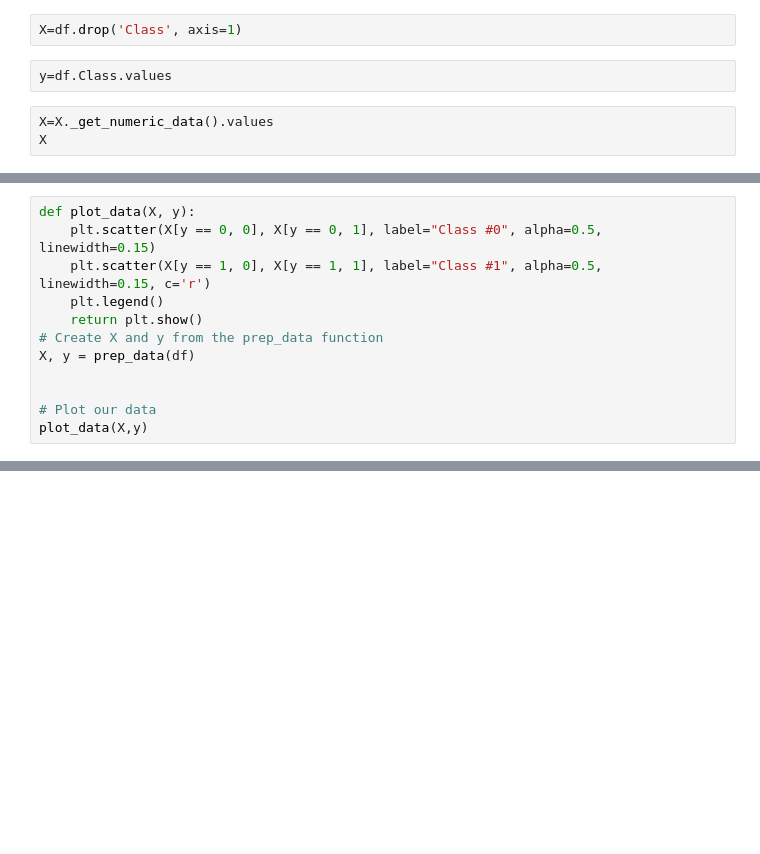
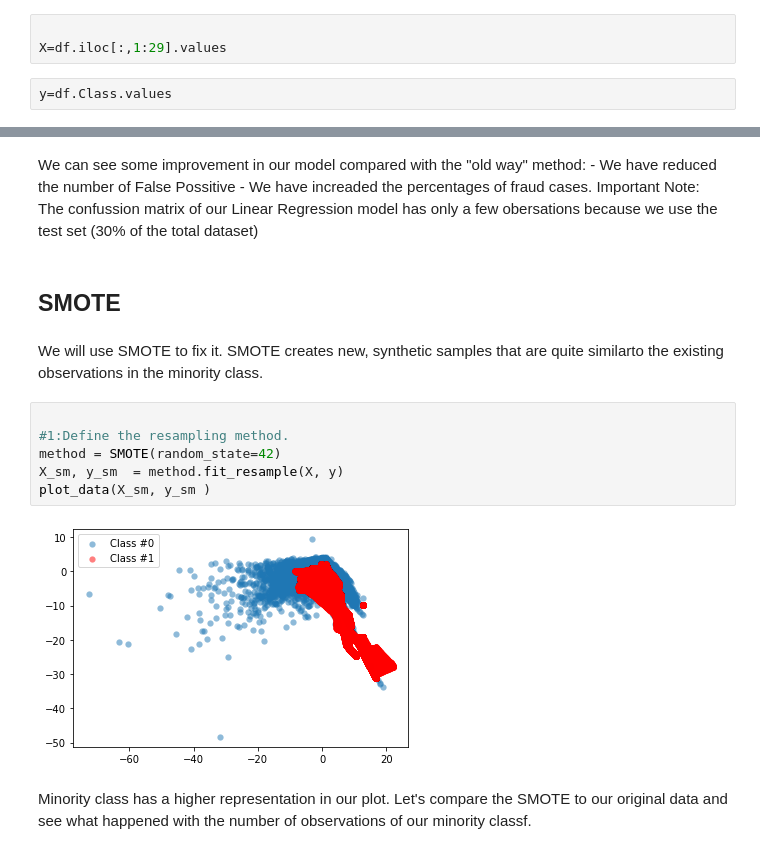
Before and after one commit to msantanarod/Fraud-Prevention-Analytics, a Jupyter notebook: Credit Card Fraud Detection.ipynb, the cells around one changed output, grey strips where cells are left out. Cells and saved outputs as stored; diff of their text form; blank space fills up the shorter version.

```diff
--- a/Credit Card Fraud Detection.ipynb
+++ b/Credit Card Fraud Detection.ipynb
@@ -178,7 +139,5 @@ df
 # %%
-X=df.drop('Class', axis=1)
+
+X=df.iloc[:,1:29].values
 # %%
 y=df.Class.values
-# %%
-X=X._get_numeric_data().values
-X
@@ -199,12 +143,0 @@ array([[-1.35980713e+00, -7.27811733e-02,  2.53634674e+00, ...,
-# %%
-def plot_data(X, y):
-    plt.scatter(X[y == 0, 0], X[y == 0, 1], label="Class #0", alpha=0.5, linewidth=0.15)
-    plt.scatter(X[y == 1, 0], X[y == 1, 1], label="Class #1", alpha=0.5, linewidth=0.15, c='r')
-    plt.legend()
-    return plt.show()
-# Create X and y from the prep_data function
-X, y = prep_data(df)
-
-
-# Plot our data
-plot_data(X,y)
@@ -212,0 +235,20 @@ plot_data(X,y)
+# %% [markdown]
+We can see some improvement in our model compared with the "old way" method:
+    - We have reduced the number of False Possitive
+    - We have increaded the percentages of fraud cases.
+Important Note: The confussion matrix of our Linear Regression model has only a few obersations because we use the test set (30% of the total dataset)
+# %% [markdown]
+## SMOTE
+# %% [markdown]
+We will use SMOTE to fix it. SMOTE creates new, synthetic samples that are quite similarto the existing observations in the minority class.
+# %%
+
+#1:Define the resampling method.
+method = SMOTE(random_state=42)
+X_sm, y_sm  = method.fit_resample(X, y)
+plot_data(X_sm, y_sm )
+# %% [output]
+[figure, added]
+# %% [markdown]
+Minority class has a higher representation in our plot.
+Let's compare the SMOTE to our original data and see what happened with the number of observations of our minority classf.
```
Also changed, not shown: parts of 40 cells of this notebook.
